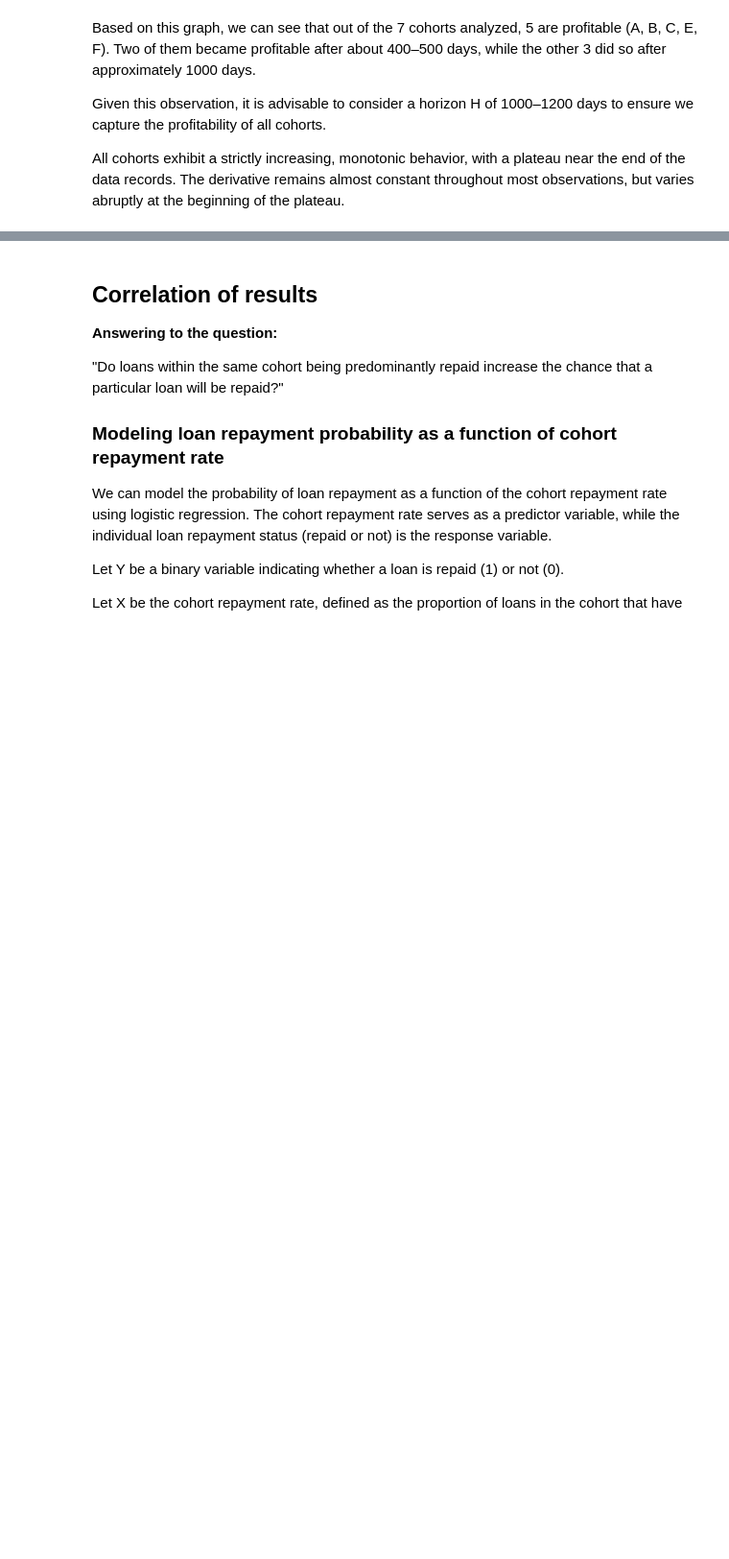
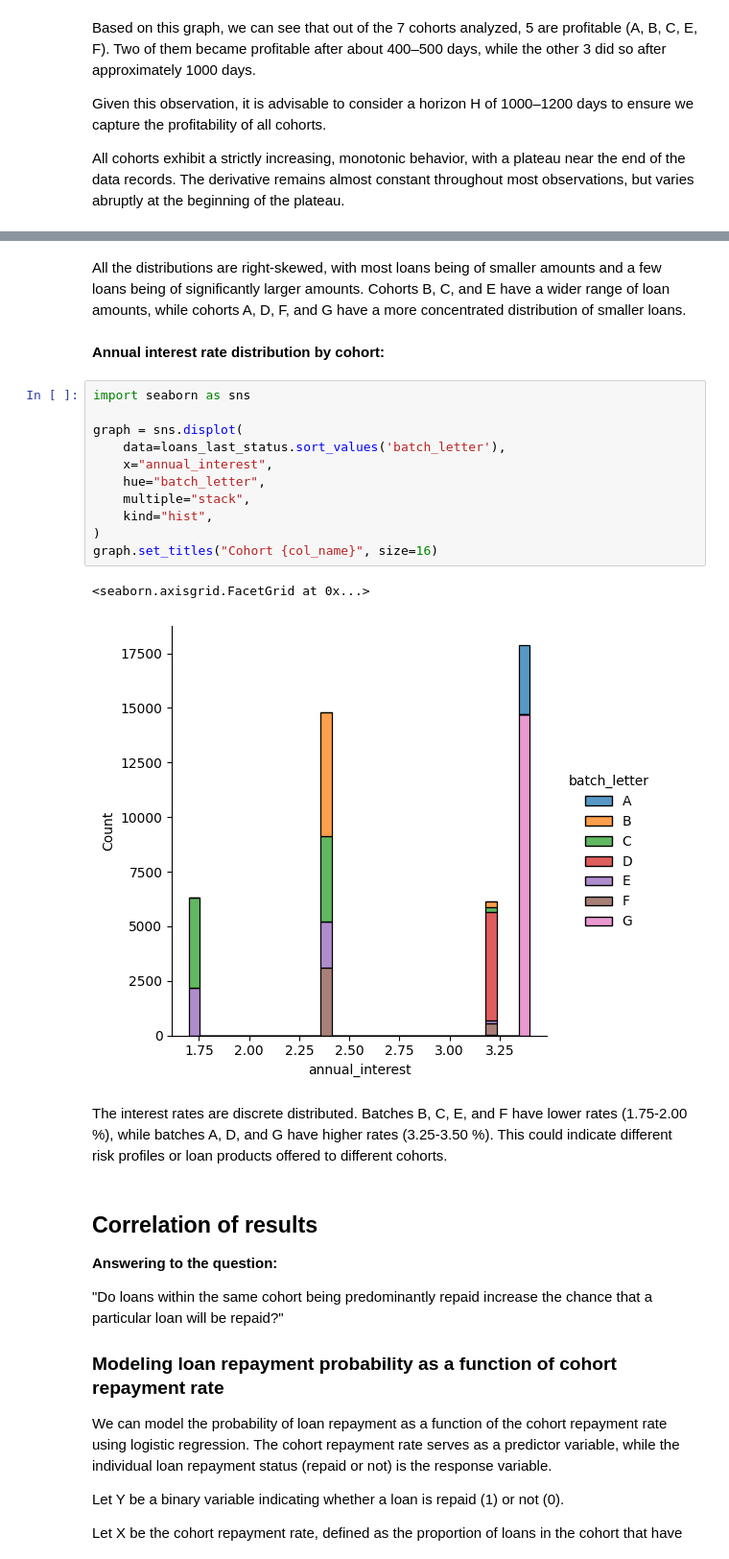
Before and after one commit to jquentino/cohort-profitability-case, a Jupyter notebook: notebooks/1-jq-exploratory-data-analysis.ipynb, the cells around one changed output, grey strips where cells are left out. Shown at 96% size. Saved outputs shown, nothing was run; the diff lists cells and outputs as text; blank space fills up the shorter version.

```diff
--- a/notebooks/1-jq-exploratory-data-analysis.ipynb
+++ b/notebooks/1-jq-exploratory-data-analysis.ipynb
@@ -146,3 +201,23 @@ All cohorts exhibit a strictly increasing, monotonic behavior, with a plateau ne
+# %% [markdown]
+All the distributions are right-skewed, with most loans being of smaller amounts and a few loans being of significantly larger amounts. Cohorts B, C, and E have a wider range of loan amounts, while cohorts A, D, F, and G have a more concentrated distribution of smaller loans.
+# %% [markdown]
+**Annual interest rate distribution by cohort:**
+# %%
+import seaborn as sns
+
+graph = sns.displot(
+    data=loans_last_status.sort_values('batch_letter'),
+    x="annual_interest",
+    hue="batch_letter",
+    multiple="stack",
+    kind="hist",
+)
+graph.set_titles("Cohort {col_name}", size=16)
+# %% [output]
+<seaborn.axisgrid.FacetGrid at 0x...>
+[figure, added]
+# %% [markdown]
+The interest rates are discrete distributed. Batches B, C, E, and F have lower rates (1.75-2.00 %), while batches A, D, and G have higher rates (3.25-3.50 %). This could indicate different risk profiles or loan products offered to different cohorts.
 # %% [markdown]
 ## Correlation of results
 **Answering to the question:**
```
Also changed, not shown: parts of 26 cells of this notebook, 2 other files.
